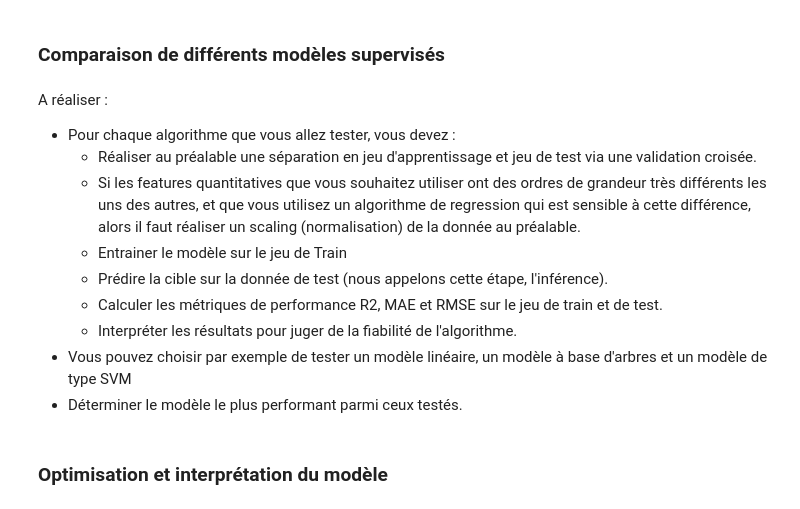
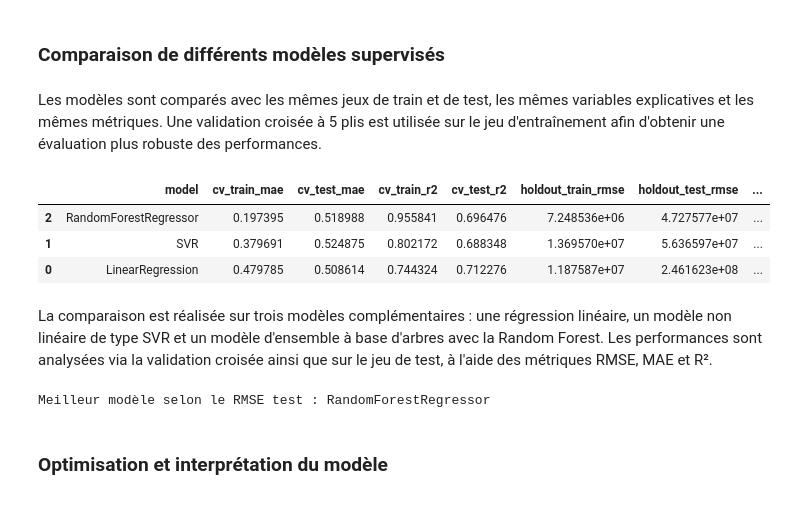
Before and after one commit to aaronsaintroch/seattle-energy-project, a Jupyter notebook: notebooks/P3_Seattle_Energy.ipynb, the cells around one changed output. Saved outputs shown, nothing was run; the diff lists cells and outputs as text; code cells hidden in the pictures.

```diff
--- a/notebooks/P3_Seattle_Energy.ipynb
+++ b/notebooks/P3_Seattle_Energy.ipynb
@@ -822,3 +886,9 @@ En règle générale : On utilise la méthode .apply() de Pandas pour créer une
+# %%
+y_train_pred_baseline = np.expm1(baseline_model.predict(X_train))
+y_test_pred_baseline = np.expm1(baseline_model.predict(X_test))
+
+y_train_true = np.expm1(y_train)
+y_test_true = np.expm1(y_test)
 # %%
 baseline_results = pd.DataFrame({
     "metric": ["RMSE", "MAE", "R2"],
@@ -859,13 +915,2 @@ A réaliser :
 # %% [markdown]
 ### Comparaison de différents modèles supervisés
-# %% [markdown]
-A réaliser :
-* Pour chaque algorithme que vous allez tester, vous devez :
-    * Réaliser au préalable une séparation en jeu d'apprentissage et jeu de test via une validation croisée.
-    * Si les features quantitatives que vous souhaitez utiliser ont des ordres de grandeur très différents les uns des autres, et que vous utilisez un algorithme de regression qui est sensible à cette différence, alors il faut réaliser un scaling (normalisation) de la donnée au préalable.
-    * Entrainer le modèle sur le jeu de Train
-    * Prédire la cible sur la donnée de test (nous appelons cette étape, l'inférence).
-    * Calculer les métriques de performance R2, MAE et RMSE sur le jeu de train et de test.
-    * Interpréter les résultats pour juger de la fiabilité de l'algorithme.
-* Vous pouvez choisir par exemple de tester un modèle linéaire, un modèle à base d'arbres et un modèle de type SVM
-* Déterminer le modèle le plus performant parmi ceux testés.
@@ -873,0 +917,15 @@ A réaliser :
+# %% [markdown]
+Les modèles sont comparés avec les mêmes jeux de train et de test, les mêmes variables explicatives et les mêmes métriques. Une validation croisée à 5 plis est utilisée sur le jeu d'entraînement afin d'obtenir une évaluation plus robuste des performances.
+# %%
+models = {
+    "LinearRegression": LinearRegression(),
+    "SVR": SVR(),
+    "RandomForestRegressor": RandomForestRegressor(random_state=42)
+}
+
+cv = KFold(n_splits=5, shuffle=True, random_state=42)
+
+scoring = {
+    "mae": "neg_mean_absolute_error",
+    "r2": "r2"
+}
@@ -874,2 +974,37 @@ A réaliser :
+# %%
+results = []
+fitted_models = {}
+
+for model_name, model in models.items():
+    model_results, fitted_pipe = evaluate_model(
+        model_name=model_name,
+        model=model,
+        X_train=X_train,
+        X_test=X_test,
+        y_train=y_train,
+        y_test=y_test,
+        preprocessor=preprocessor,
+        cv=cv,
+        scoring=scoring
+    )
+    results.append(model_results)
+    fitted_models[model_name] = fitted_pipe
+
+results_df = pd.DataFrame(results).sort_values("holdout_test_rmse")
+results_df
+# %% [output]
+|  | model | cv_train_mae | cv_test_mae | cv_train_r2 | cv_test_r2 | holdout_train_rmse | holdout_test_rmse | ... |
+| 2 | RandomForestRegressor | 0.197395 | 0.518988 | 0.955841 | 0.696476 | 7.248536e+06 | 4.727577e+07 | ... |
+| 1 | SVR | 0.379691 | 0.524875 | 0.802172 | 0.688348 | 1.369570e+07 | 5.636597e+07 | ... |
+| 0 | LinearRegression | 0.479785 | 0.508614 | 0.744324 | 0.712276 | 1.187587e+07 | 2.461623e+08 | ... |
+# %% [markdown]
+La comparaison est réalisée sur trois modèles complémentaires : une régression linéaire, un modèle non linéaire de type SVR et un modèle d'ensemble à base d'arbres avec la Random Forest. Les performances sont analysées via la validation croisée ainsi que sur le jeu de test, à l'aide des métriques RMSE, MAE et R².
+# %%
+best_model_name = results_df.iloc[0]["model"]
+best_model = fitted_models[best_model_name]
+
+print("Meilleur modèle selon le RMSE test :", best_model_name)
+# %% [output]
+Meilleur modèle selon le RMSE test : RandomForestRegressor
 # %% [markdown]
 ### Optimisation et interprétation du modèle
```
Also changed, not shown: parts of 42 cells of this notebook, 4 other files.
